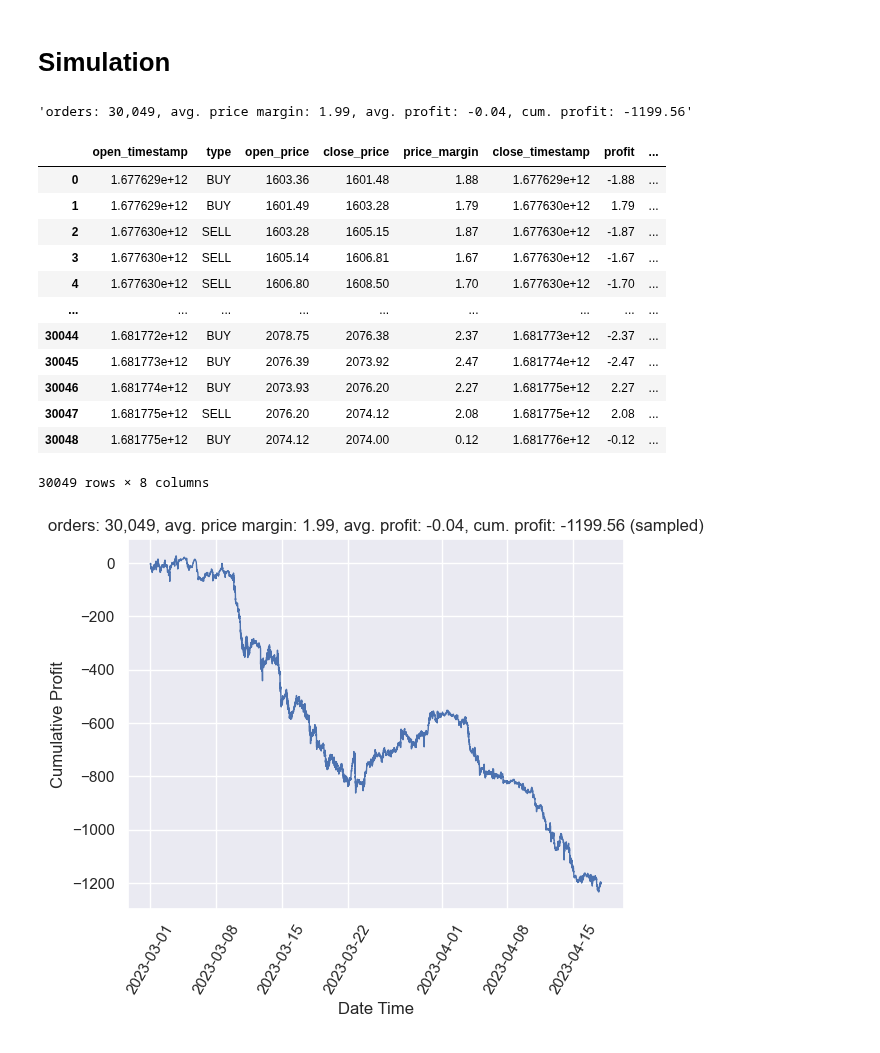
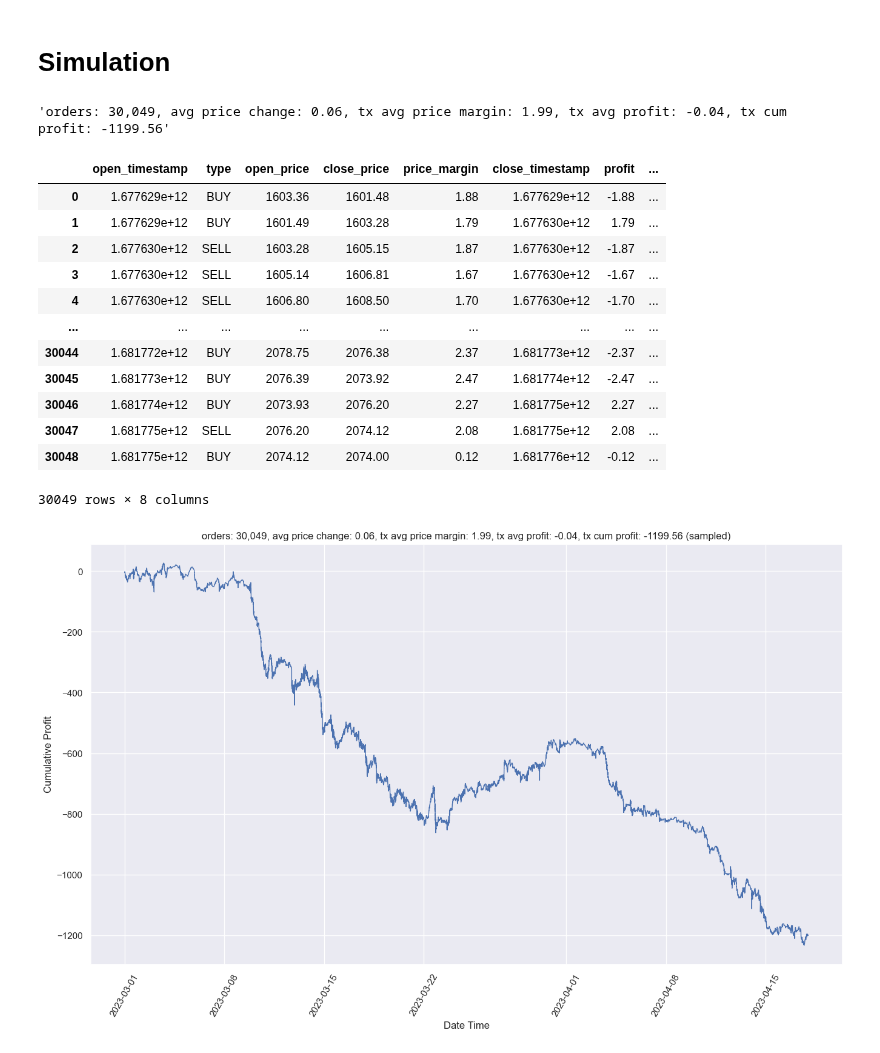
Before and after one commit to yoda31217/to-the-moon, a Jupyter notebook: ttm-analytics/src/analytics/analytics_2.ipynb, the cells around one changed output. Cells and saved outputs as stored; diff of their text form; code cells hidden in the pictures.

```diff
--- a/ttm-analytics/src/analytics/analytics_2.ipynb
+++ b/ttm-analytics/src/analytics/analytics_2.ipynb
@@ -68,30 +68,31 @@ Wall time: 52.4 s
 # %%
 from analytics.bot_strategy_0 import BotStrategy0
 
 transactions = trade_simulator.simulate(BotStrategy0(price_step_ratio))
 
 # 'orders: 30,049, avg. price margin: 1.99, avg. profit: -0.04, cum. profit: -1199.56'
 result_str = (f"orders: {len(transactions.index):,}"
-              f", avg. price margin: {transactions.price_margin.mean():.2f}"
-              f", avg. profit: {transactions.profit.mean():.2f}"
-              f", cum. profit: {transactions.cumulative_profit.iloc[-1]:.2f}")
+              f", avg price change: {ticks.ask_price.diff().abs().mean():.2f}"
+              f", tx avg price margin: {transactions.price_margin.mean():.2f}"
+              f", tx avg profit: {transactions.profit.mean():.2f}"
+              f", tx cum profit: {transactions.cumulative_profit.iloc[-1]:.2f}")
 
 draw_line_chart(transactions, 'open_timestamp', 'cumulative_profit', 'Cumulative Profit', result_str)
 display(result_str)
 display(transactions)
 # %% [output]
-'orders: 30,049, avg. price margin: 1.99, avg. profit: -0.04, cum. profit: -1199.56'
+'orders: 30,049, avg price change: 0.06, tx avg price margin: 1.99, tx avg profit: -0.04, tx cum profit: -1199.56'
 |  | open_timestamp | type | open_price | close_price | price_margin | close_timestamp | profit | ... |
 | 0 | 1.677629e+12 | BUY | 1603.36 | 1601.48 | 1.88 | 1.677629e+12 | -1.88 | ... |
 | 1 | 1.677629e+12 | BUY | 1601.49 | 1603.28 | 1.79 | 1.677630e+12 | 1.79 | ... |
 | 2 | 1.677630e+12 | SELL | 1603.28 | 1605.15 | 1.87 | 1.677630e+12 | -1.87 | ... |
 | 3 | 1.677630e+12 | SELL | 1605.14 | 1606.81 | 1.67 | 1.677630e+12 | -1.67 | ... |
 | 4 | 1.677630e+12 | SELL | 1606.80 | 1608.50 | 1.70 | 1.677630e+12 | -1.70 | ... |
 | ... | ... | ... | ... | ... | ... | ... | ... | ... |
 | 30044 | 1.681772e+12 | BUY | 2078.75 | 2076.38 | 2.37 | 1.681773e+12 | -2.37 | ... |
 | 30045 | 1.681773e+12 | BUY | 2076.39 | 2073.92 | 2.47 | 1.681774e+12 | -2.47 | ... |
 | 30046 | 1.681774e+12 | BUY | 2073.93 | 2076.20 | 2.27 | 1.681775e+12 | 2.27 | ... |
 | 30047 | 1.681775e+12 | SELL | 2076.20 | 2074.12 | 2.08 | 1.681775e+12 | 2.08 | ... |
 | 30048 | 1.681775e+12 | BUY | 2074.12 | 2074.00 | 0.12 | 1.681776e+12 | -0.12 | ... |
 30049 rows × 8 columns
-[figure, old version]
+[figure, new version]
```
Also changed, not shown: 1 other file.
